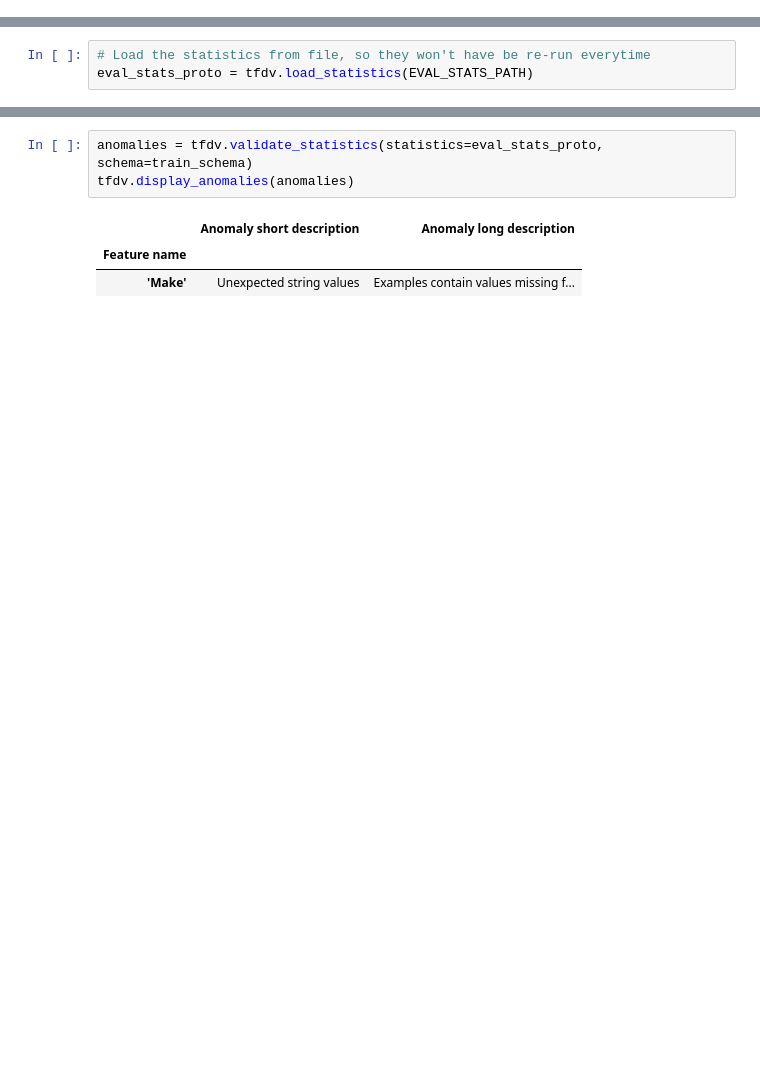
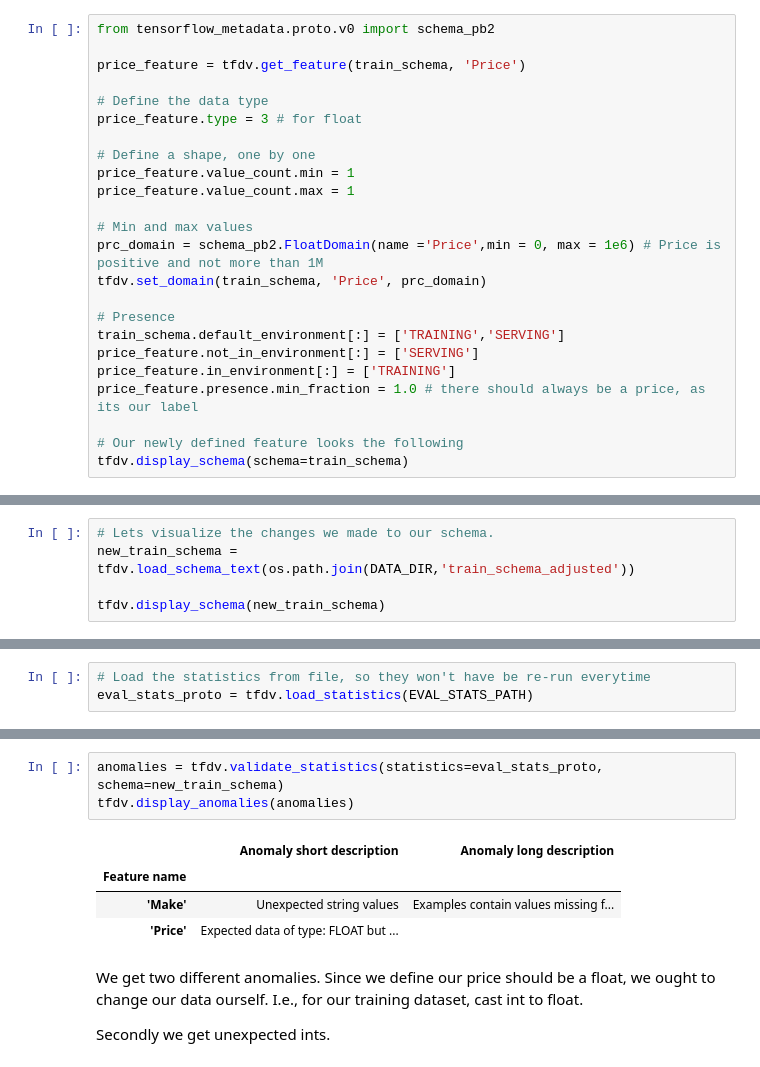
Before and after one commit to evanderknaap/tfvalidate, a Jupyter notebook: notebooks/Distribute.ipynb, the cells around one changed output, grey strips where cells are left out. Cells and saved outputs as stored; diff of their text form; blank space fills up the shorter version.

Commit message:
finished making the price schema

```diff
--- a/notebooks/Distribute.ipynb
+++ b/notebooks/Distribute.ipynb
@@ -211,0 +247,24 @@ tfdv.display_schema(schema=train_schema)
+# %%
+from tensorflow_metadata.proto.v0 import schema_pb2
+
+price_feature = tfdv.get_feature(train_schema, 'Price')
+
+# Define the data type
+price_feature.type = 3 # for float
+
+# Define a shape, one by one
+price_feature.value_count.min = 1
+price_feature.value_count.max = 1
+
+# Min and max values
+prc_domain = schema_pb2.FloatDomain(name ='Price',min = 0, max = 1e6) # Price is positive and not more than 1M
+tfdv.set_domain(train_schema, 'Price', prc_domain)
+
+# Presence
+train_schema.default_environment[:] = ['TRAINING','SERVING']
+price_feature.not_in_environment[:] = ['SERVING']
+price_feature.in_environment[:] = ['TRAINING']
+price_feature.presence.min_fraction = 1.0 # there should always be a price, as its our label
+
+# Our newly defined feature looks the following
+tfdv.display_schema(schema=train_schema)
@@ -211,0 +295,5 @@ tfdv.display_schema(schema=train_schema)
+# %%
+# Lets visualize the changes we made to our schema.
+new_train_schema = tfdv.load_schema_text(os.path.join(DATA_DIR,'train_schema_adjusted'))
+
+tfdv.display_schema(new_train_schema)
@@ -222,9 +332,15 @@ tfdv.visualize_statistics(lhs_statistics=train_stats_proto, rhs_statistics=eval_
 # %% [output]
 [interactive output not drawn]
 # %%
-anomalies = tfdv.validate_statistics(statistics=eval_stats_proto, schema=train_schema)
+anomalies = tfdv.validate_statistics(statistics=eval_stats_proto, schema=new_train_schema)
 tfdv.display_anomalies(anomalies)
 # %% [output]
 |  | Anomaly short description | Anomaly long description |
 | Feature name |  |  |
 | 'Make' | Unexpected string values | Examples contain values missing f... |
+| 'Price' | Expected data of type: FLOAT but ... |  |
+# %% [markdown]
+We get two different anomalies. Since we define our price should be a float, we ought to change our data ourself.
+I.e., for our training dataset, cast int to float.
+
+Secondly we get unexpected ints.
```
Also changed, not shown: parts of 14 cells of this notebook, 2 other files.
